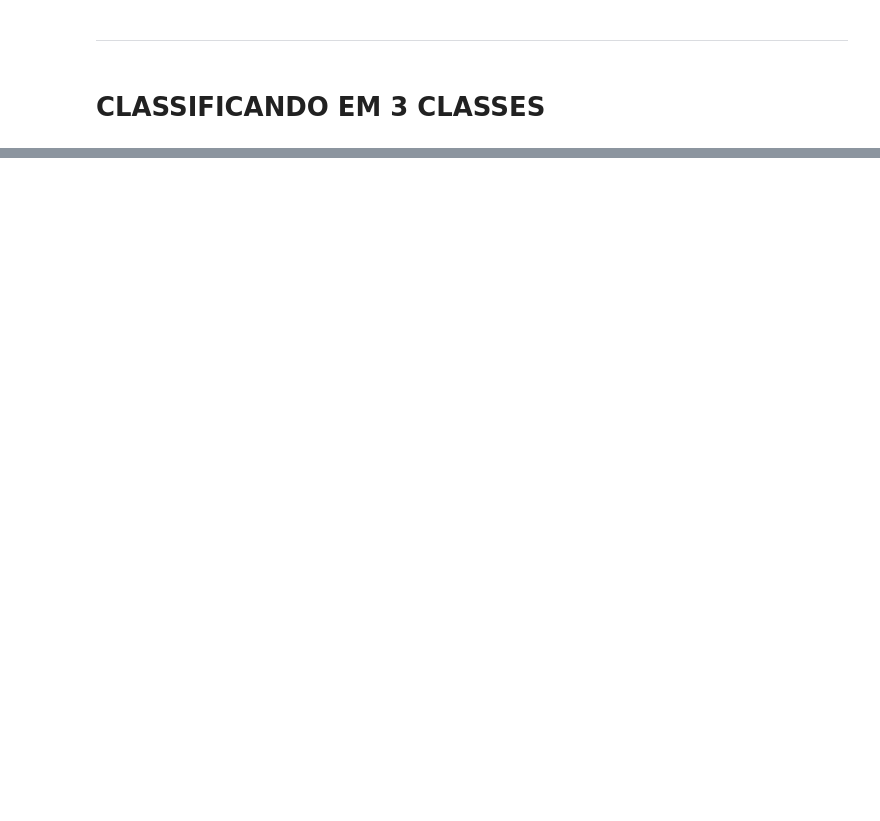
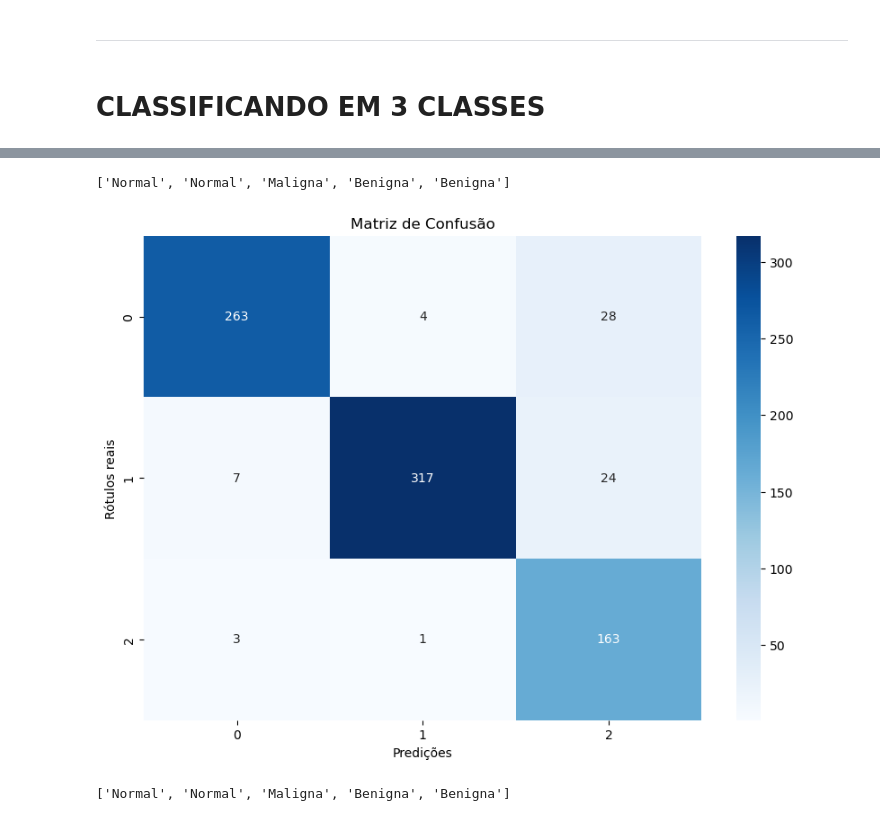
Before and after one commit to Igor-Roberto-Alves/Cervical_, a Jupyter notebook: cancer.ipynb, the cells around one changed output, grey strips where cells are left out. Cells and saved outputs as stored; diff of their text form; code cells hidden in the pictures; blank space fills up the shorter version.

```diff
--- a/cancer.ipynb
+++ b/cancer.ipynb
@@ -85,7 +129,7 @@ transform = Compose([
     ToTensor()
 ])
 # %%
-full_dataset = CellsDataset(Cells_Data, transform=transform)
+full_dataset = CellsDataset(ImgMask_Data, transform=transform)
 
 # tamanhos do split
 train_size = int(0.8 * len(full_dataset))
@@ -470,7 +586,7 @@ mapa = {
     'im_Dyskeratotic': 'Benigna'
 }
 
-Cells_Data['categoria'] = Cells_Data['class'].map(mapa)
+ImgMask_Data['categoria'] = ImgMask_Data['class'].map(mapa)
 # %%
 class CellsDatasetGeral(Dataset):
     def __init__(self, dataframe, transform=None):
@@ -478,6 +594,7 @@ class CellsDatasetGeral(Dataset):
         self.transform = transform
         # Mapeia cada classe para um índice numérico
         self.ctg_to_idx = {ctg: i for i, ctg in enumerate(self.data["categoria"].unique())}
+        self.idx_to_cat = {i: ctg for ctg, i in self.ctg_to_idx.items()}
 
     def __len__(self):
         return len(self.data)
@@ -492,7 +609,7 @@ class CellsDatasetGeral(Dataset):
 
         return image, label
 # %%
-geral_dataset = CellsDatasetGeral(Cells_Data, transform=transform)
+geral_dataset = CellsDatasetGeral(ImgMask_Data, transform=transform)
 
 # tamanhos do split
 train_size_geral = int(0.8 * len(geral_dataset))
@@ -634,0 +745,44 @@ LOCAL_RANK: 0 - CUDA_VISIBLE_DEVICES: [0]
+# %%
+# Obtendo as categorias a partir do dicionário mapa
+class_names = list(mapa.values())
+class_names
+# %% [output]
+['Normal', 'Normal', 'Maligna', 'Benigna', 'Benigna']
+# %%
+import matplotlib.pyplot as plt
+model_unet_ida_geral.eval()  # Coloca o modelo em modo de avaliação
+
+true_labels = []
+pred_labels = []
+
+# Iterando sobre o DataLoader de teste para coletar predições
+with torch.no_grad():
+    for batch in test_loader_geral:
+        inputs, labels = batch
+        outputs = model_unet_ida_geral(inputs)
+
+        # Se o modelo for uma rede de classificação, aplicamos argmax
+        _, predicted = torch.max(outputs, 1)
+
+        # Adicionando os rótulos reais e predições às listas
+        true_labels.extend(labels.numpy())
+        pred_labels.extend(predicted.numpy())
+
+# Calculando a matriz de confusão
+cm = confusion_matrix(true_labels, pred_labels)
+
+# Plotando a matriz de confusão com Seaborn
+plt.figure(figsize=(10, 7))
+sns.heatmap(cm, annot=True, fmt='d', cmap='Blues', xticklabels=np.arange(len(cm)), yticklabels=np.arange(len(cm)))
+plt.xlabel('Predições')
+plt.ylabel('Rótulos reais')
+plt.title('Matriz de Confusão')
+plt.show()
+# %% [output]
+[figure, added]
+# %%
+# Obtendo as categorias a partir do dicionário mapa
+class_names = list(mapa.values())
+class_names
+# %% [output]
+['Normal', 'Normal', 'Maligna', 'Benigna', 'Benigna']
```
Also changed, not shown: parts of 19 cells of this notebook, 13 other files.
